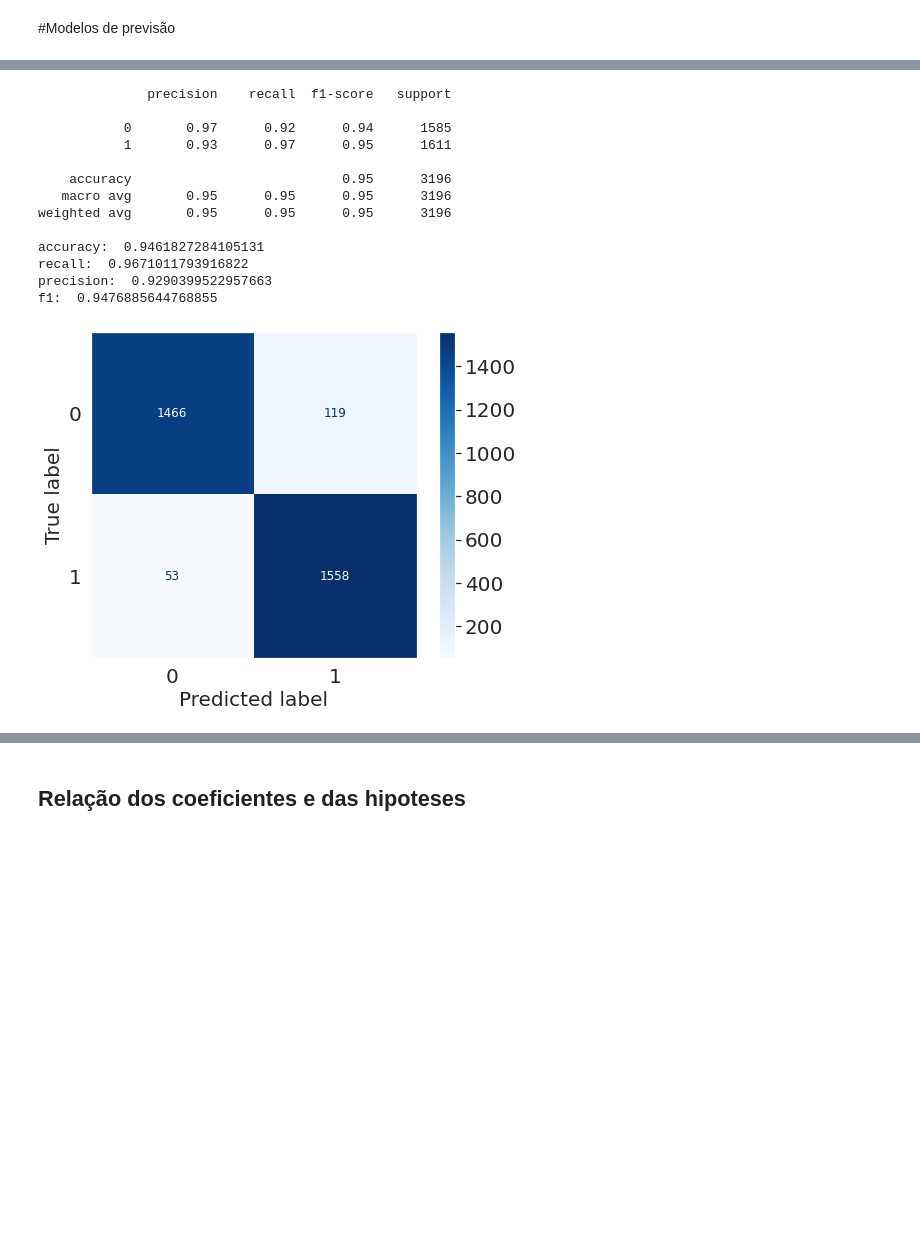
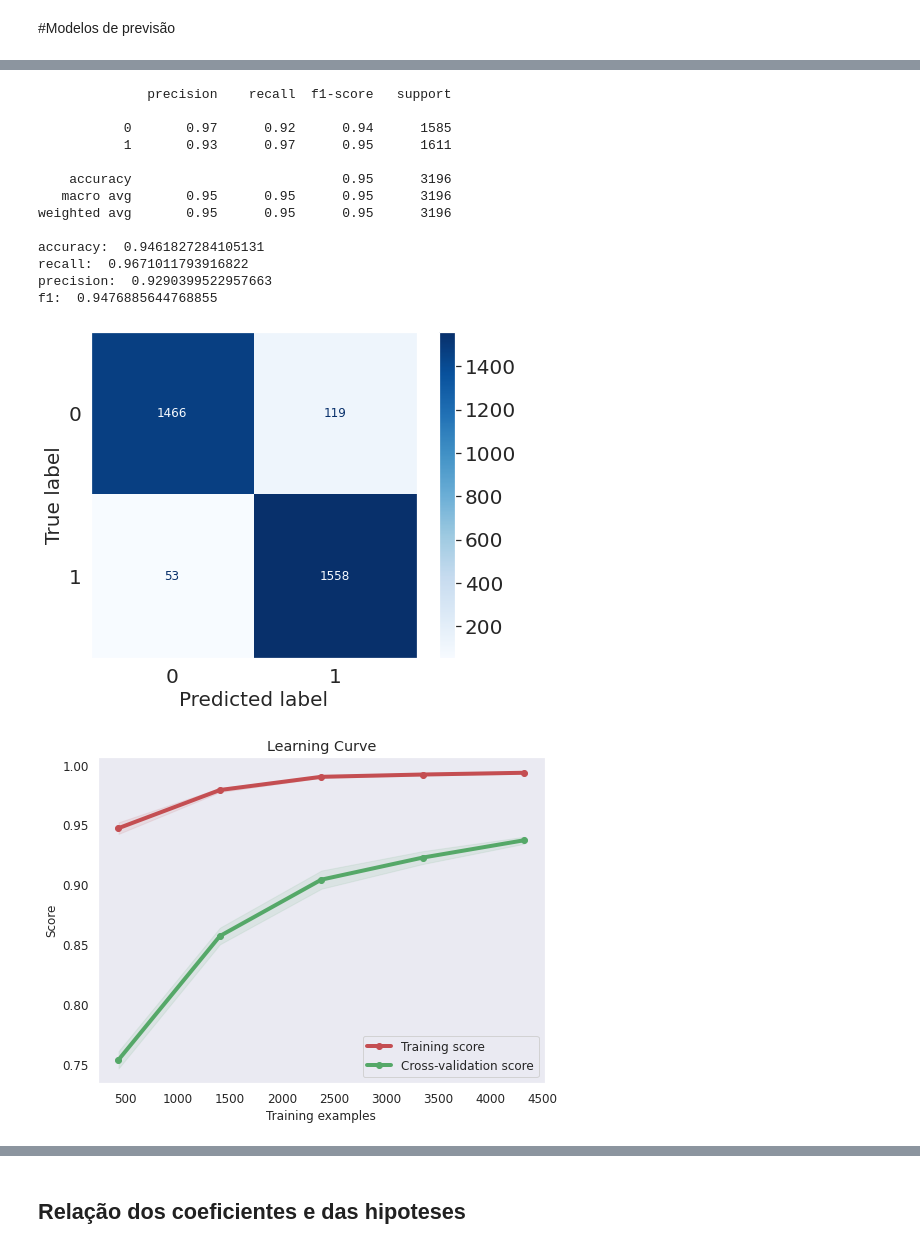
Before and after one commit to Jhferr/projeto_ICD, a Jupyter notebook: notebook_trabalho_icd.ipynb, the cells around one changed output, grey strips where cells are left out. Saved outputs shown, nothing was run; the diff lists cells and outputs as text; code cells hidden in the pictures; blank space fills up the shorter version.

```diff
--- a/notebook_trabalho_icd.ipynb
+++ b/notebook_trabalho_icd.ipynb
@@ -650,35 +651,36 @@ f1 = f1_score(y_test, y_pred, zero_division = 1)
 
 nova_linha = {'Model Name':'KNN','SMOTE':'1','Precision':_precision,'F1 Score':f1,'Accuracy':accuracy,'Recall':recall}
 tabela_comparativa = tabela_comparativa.append(nova_linha, ignore_index=True)
 
 
 print(classification_report(y_test, y_pred, zero_division = 1))
 print('accuracy: ', accuracy)
 print('recall: ',recall)
 print('precision: ', _precision)
 print('f1: ', f1)
 
 
 plot_confusion_matrix(model, X_test, y_test, cmap='Blues', values_format = 'd');
 plt.grid(False)
 plt.show()
-#plot_learning_curve(model, X_train, y_train, cv=3, scoring='f1');
-#plt.show()
+plot_learning_curve(model, X_train, y_train, cv=3, scoring='f1');
+plt.show()
 # %% [output]
               precision    recall  f1-score   support
 
            0       0.97      0.92      0.94      1585
            1       0.93      0.97      0.95      1611
 
     accuracy                           0.95      3196
    macro avg       0.95      0.95      0.95      3196
 weighted avg       0.95      0.95      0.95      3196
 
 accuracy:  0.9461827284105131
 recall:  0.9671011793916822
 precision:  0.9290399522957663
 f1:  0.9476885644768855
 [figure]
+[figure, added]
 # %%
 #MLPClassifier
 
```
Also changed, not shown: parts of 11 cells of this notebook.
